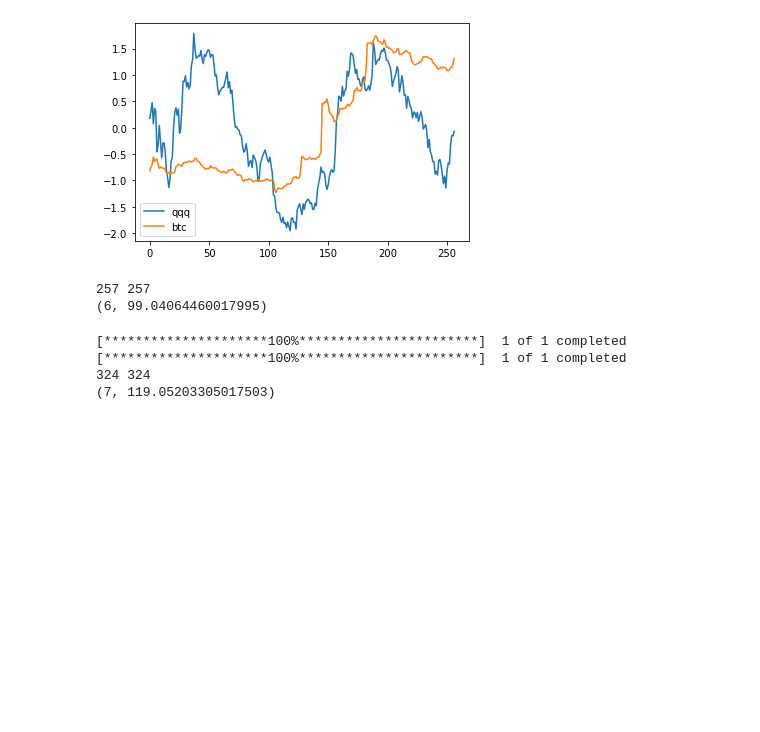
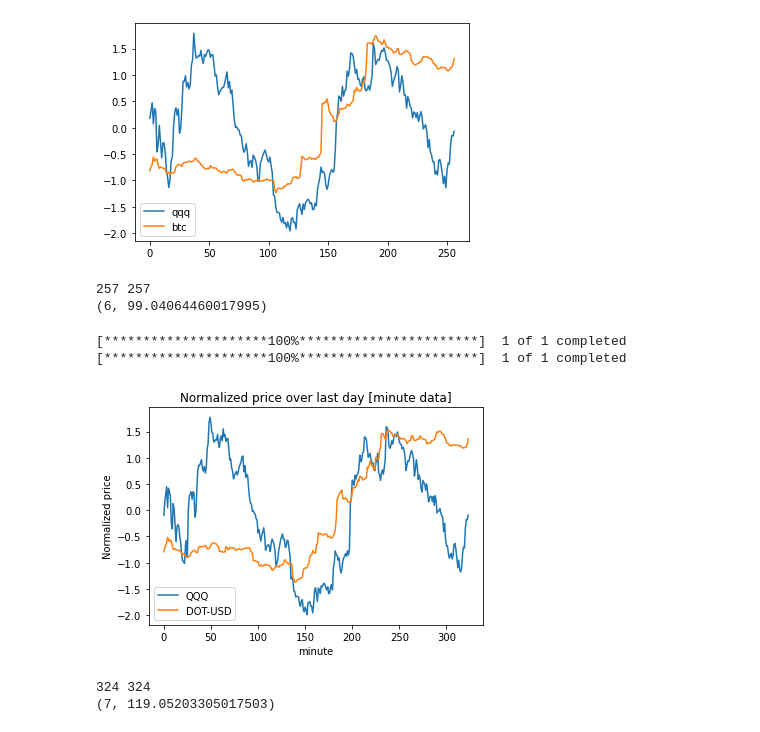
Before and after one commit to andrewting19/QuantCryptoProject, a Jupyter notebook: qqq.ipynb, the cells around one changed output. Cells and saved outputs as stored; diff of their text form; code cells hidden in the pictures; blank space fills up the shorter version.

```diff
--- a/qqq.ipynb
+++ b/qqq.ipynb
@@ -75,16 +75,24 @@ print(max_offset(y1,y2))
 # %%
 def ticker_offset(str1, str2):
     a = yf.download(tickers=str1, period="24h", interval="1m")
     b = yf.download(tickers=str2, period="24h", interval="1m")
     df = a.merge(b,how="inner", left_on="Datetime", right_on="Datetime", suffixes=["_a","_b"])
     y1 = df['Close_a']
     y2 = df['Close_b']
     y1 = (y1 - np.mean(y1)) / np.std(y1)
     y2 = (y2 - np.mean(y2)) / np.std(y2)
+    plt.plot(range(len(y1)),y1, label=str1)
+    plt.plot(range(len(y2)),y2, label=str2)
+    plt.legend()
+    plt.title("Normalized price over last day [minute data]")
+    plt.ylabel("Normalized price")
+    plt.xlabel("minute")
+    plt.show()
     return max_offset(y1,y2)
 print(ticker_offset("QQQ","DOT-USD"))
 # %% [output]
 [*********************100%***********************]  1 of 1 completed
 [*********************100%***********************]  1 of 1 completed
-324 324
-(7, 119.05203305017503)
+[figure, added]
+324 324
+(7, 119.05203305017503)
```
